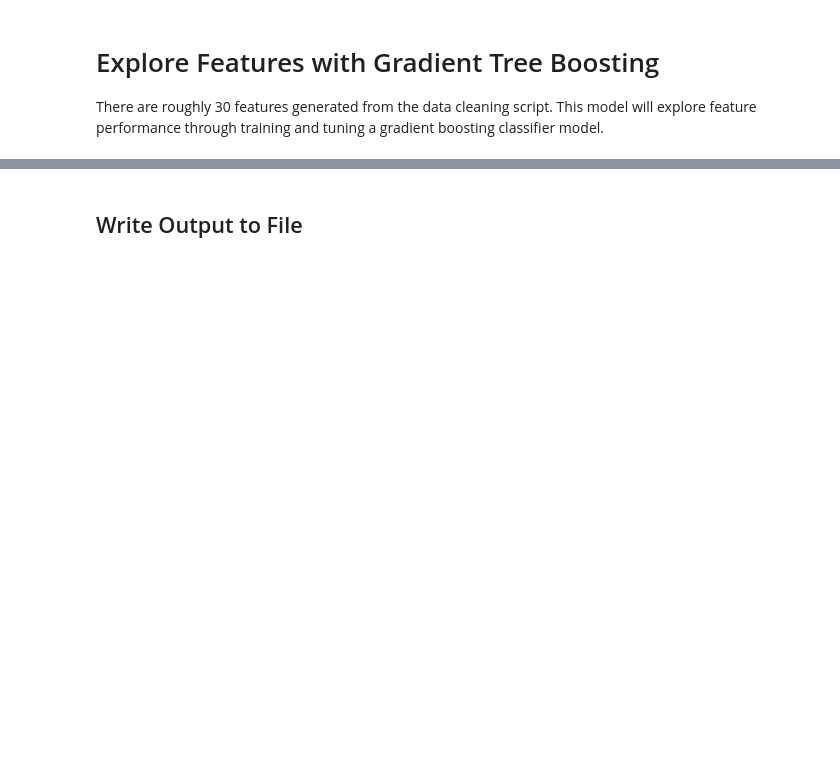
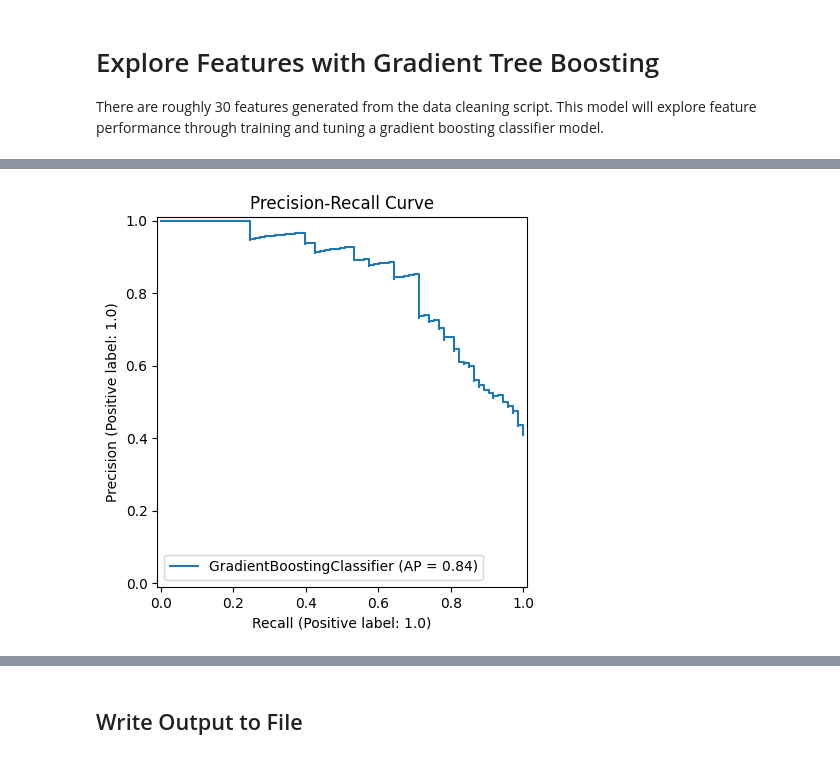
Before and after one commit to jmartenstein/titanic-ml, a Jupyter notebook: src/nb06_boosting.ipynb, the cells around one changed output, grey strips where cells are left out. Drawn from its saved outputs; the diff is of its cells as text; code cells hidden in the pictures; blank space fills up the shorter version.

Commit message:
update boost model

```diff
--- a/src/nb06_boosting.ipynb
+++ b/src/nb06_boosting.ipynb
@@ -223,3 +226,10 @@ Bal Acc: 0.757, Pre: 0.952, Rec: 0.533, F1 Micro: 0.793
+# %%
+# Plot the precision-recall curve
+display = ms.PrecisionRecallDisplay.from_estimator(model, X_test, y_test)
+plt.title('Precision-Recall Curve')
+plt.show()
+# %% [output]
+[figure, added]
 # %%
 df_test = pd.read_csv(f"../data/kaggle/test.clean.{datestamp}.csv")
 
```
Also changed, not shown: parts of 10 cells of this notebook.
